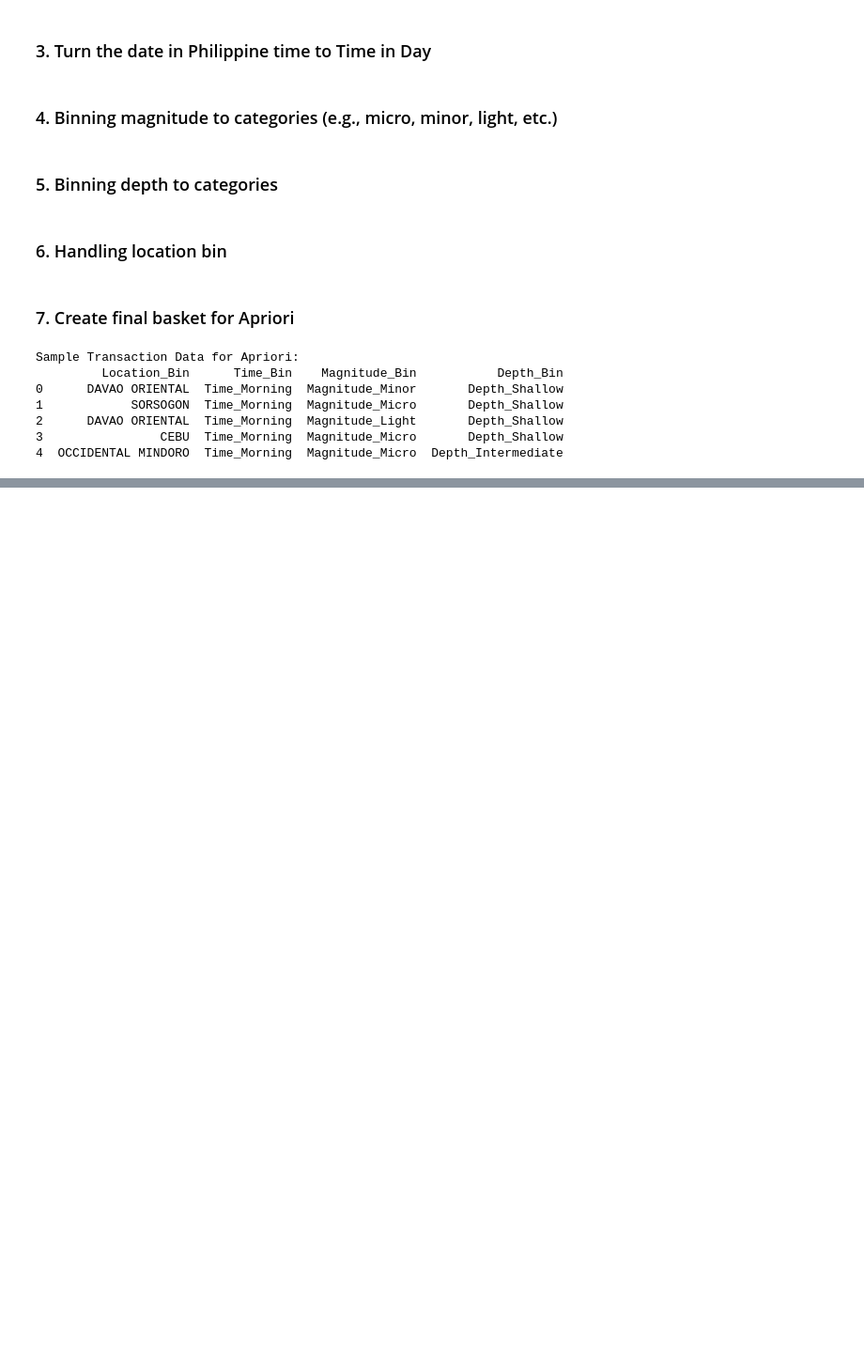
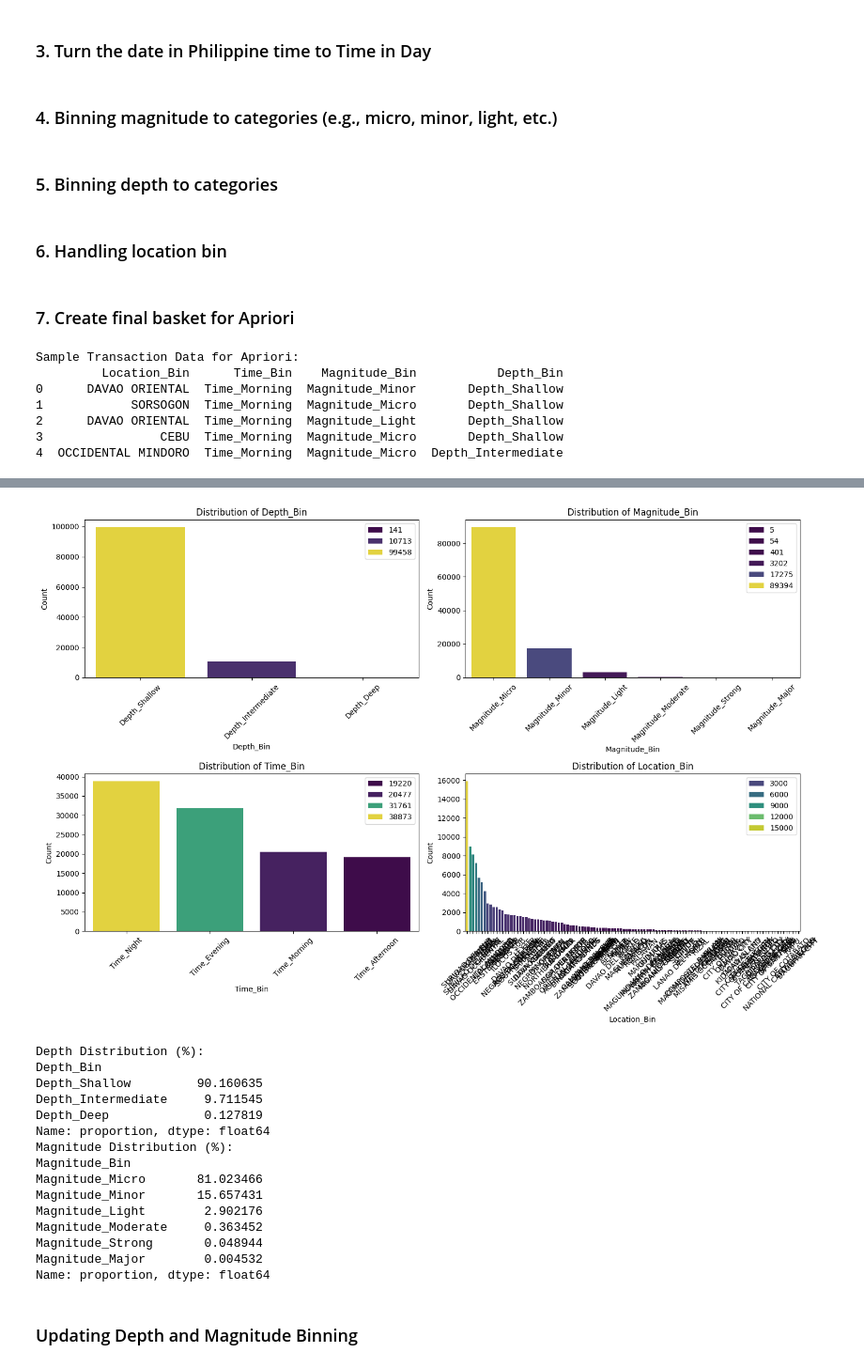
Before and after one commit to jhnabuel/CSC172-AssociationMining-Abuel, a Jupyter notebook: notebooks/ph_earthquake.ipynb, the cells around one changed output, grey strips where cells are left out. Shown: that part at 94% size. Drawn from its saved outputs; the diff is of its cells as text; code cells hidden in the pictures; blank space fills up the shorter version.

```diff
--- a/notebooks/ph_earthquake.ipynb
+++ b/notebooks/ph_earthquake.ipynb
@@ -53,7 +53,7 @@ df.head()
 ## Initial Data Analysis
 # %%
 # Resample data by Month ('M') to see the volume over time
-monthly_counts = df.set_index('Date_Time_PH').resample('M').size()
+monthly_counts = df.set_index('Date_Time_PH').resample('ME').size()
 plt.plot(monthly_counts.index, monthly_counts.values, color='red', marker='o', markersize=3)
 plt.title('Earthquake Frequency (2019-2025)')
 plt.ylabel('Number of Earthquakes')
@@ -178,0 +220,50 @@ Sample Transaction Data for Apriori:
+# %%
+'''
+    We check the distribution of each bin to see which ones are dominant among others. This is to prevent boring/predictable association rules (everything will fall into one category).
+'''
+
+binned_cols = ['Depth_Bin', 'Magnitude_Bin', 'Time_Bin', 'Location_Bin']
+
+# Create a figure with subplots
+plt.figure(figsize=(15, 10))
+
+for i, col in enumerate(binned_cols):
+    plt.subplot(2, 2, i+1) # Create a grid of charts
+
+    # Calculate counts
+    counts = df[col].value_counts()
+
+    # Plot bar chart
+    sns.barplot(x=counts.index, y=counts.values, hue=counts.values, palette='viridis')
+    plt.title(f'Distribution of {col}')
+    plt.ylabel('Count')
+    plt.xticks(rotation=45) # Rotate labels so they don't overlap
+
+plt.tight_layout()
+plt.show()
+
+# Print exact percentages for precision
+print("Depth Distribution (%):")
+print(df['Depth_Bin'].value_counts(normalize=True) * 100  )
+
+print("Magnitude Distribution (%):")
+print(df['Magnitude_Bin'].value_counts(normalize=True) * 100)
+# %% [output]
+[figure, added]
+Depth Distribution (%):
+Depth_Bin
+Depth_Shallow         90.160635
+Depth_Intermediate     9.711545
+Depth_Deep             0.127819
+Name: proportion, dtype: float64
+Magnitude Distribution (%):
+Magnitude_Bin
+Magnitude_Micro       81.023466
+Magnitude_Minor       15.657431
+Magnitude_Light        2.902176
+Magnitude_Moderate     0.363452
+Magnitude_Strong       0.048944
+Magnitude_Major        0.004532
+Name: proportion, dtype: float64
+# %% [markdown]
+### Updating Depth and Magnitude Binning
```
Also changed, not shown: parts of 14 cells of this notebook, 3 other files.
